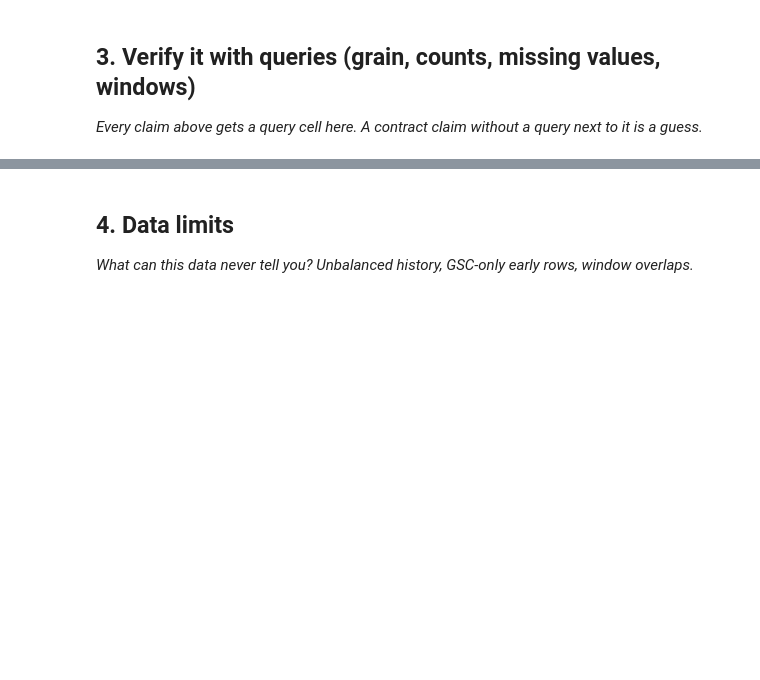
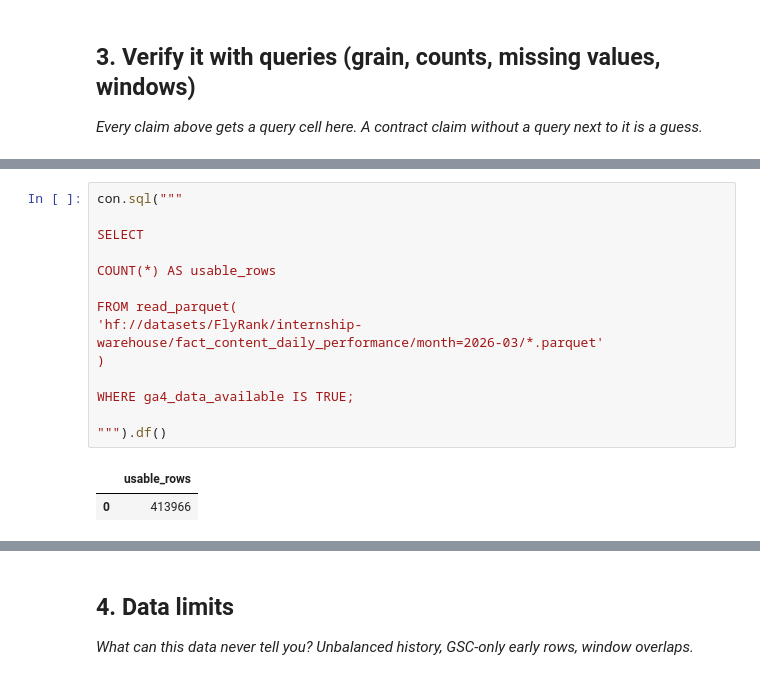
Before and after one commit to Wajiha-Waqar/FlyRankInternship, a Jupyter notebook: work/notebooks/w03_data_contract.ipynb, the cells around one changed output, grey strips where cells are left out. Saved outputs shown, nothing was run; the diff lists cells and outputs as text; blank space fills up the shorter version.

```diff
--- a/work/notebooks/w03_data_contract.ipynb
+++ b/work/notebooks/w03_data_contract.ipynb
@@ -29,0 +172,17 @@ This skeleton is yours to fill. Work the sections **in order** — each one has
+# %%
+con.sql("""
+
+SELECT
+
+COUNT(*) AS usable_rows
+
+FROM read_parquet(
+'hf://datasets/FlyRank/internship-warehouse/fact_content_daily_performance/month=2026-03/*.parquet'
+)
+
+WHERE ga4_data_available IS TRUE;
+
+""").df()
+# %% [output]
+|  | usable_rows |
+| 0 | 413966 |
```
Also changed, not shown: parts of 13 cells of this notebook.
